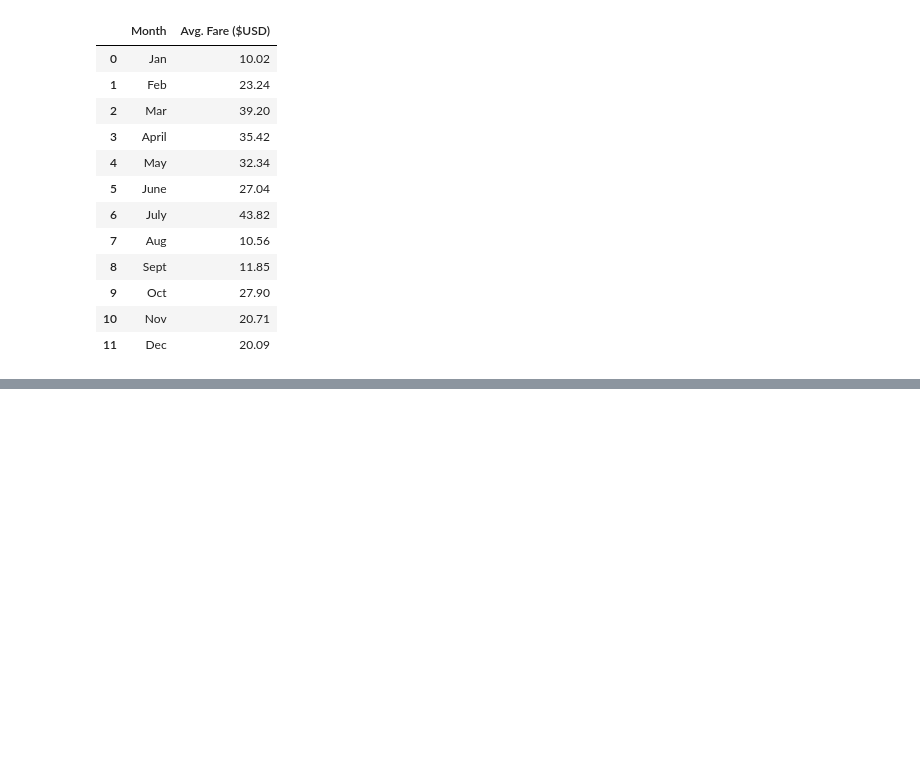
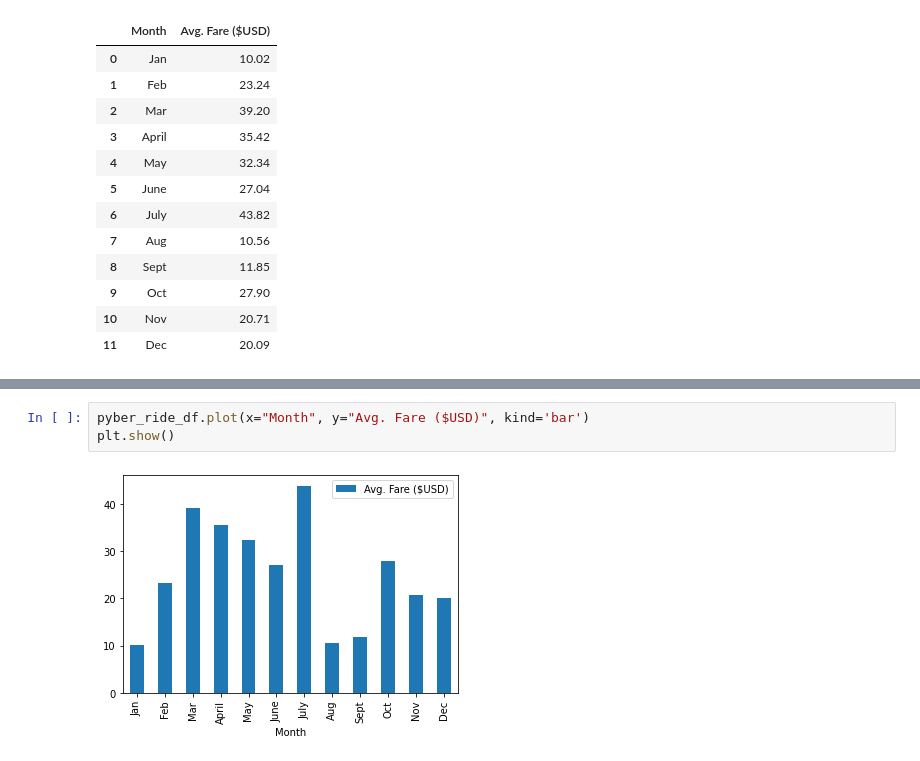
Before and after one commit to BMoreland20/PyBer_Analysis, a Jupyter notebook: PyBer_Practice.ipynb, the cells around one changed output, grey strips where cells are left out. Cells and saved outputs as stored; diff of their text form; blank space fills up the shorter version.

```diff
--- a/PyBer_Practice.ipynb
+++ b/PyBer_Practice.ipynb
@@ -182,0 +198,5 @@ pyber_ride_df
+# %%
+pyber_ride_df.plot(x="Month", y="Avg. Fare ($USD)", kind='bar')
+plt.show()
+# %% [output]
+[figure, added]
```
Also changed, not shown: parts of 2 cells of this notebook.
